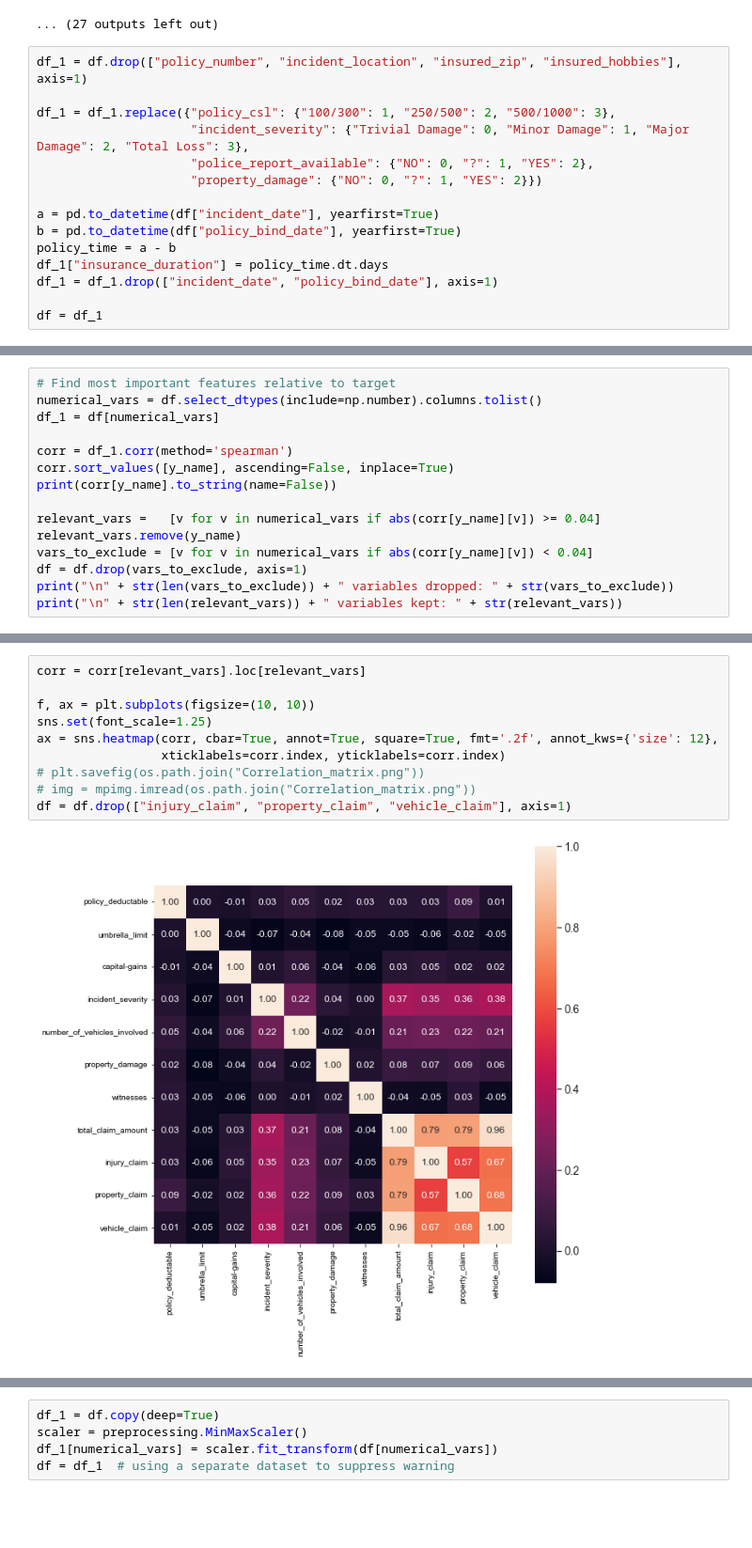
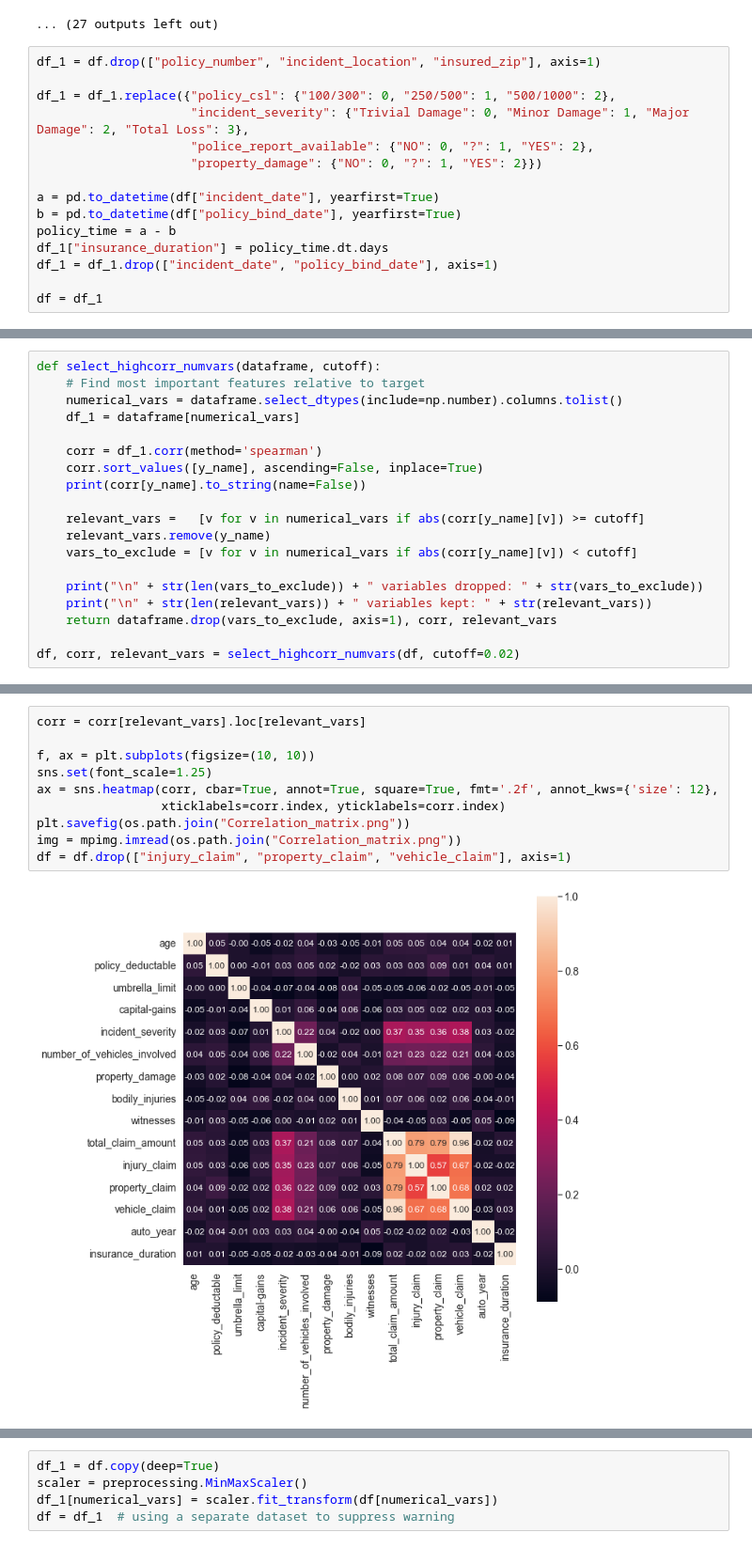
Before and after one commit to AndreaLK3/ClaimsChallenge, a Jupyter notebook: DataScientist_code-challenge.ipynb, the cells around one changed output, grey strips where cells are left out. Shown at 94% size. Drawn from its saved outputs; the diff is of its cells as text; blank space fills up the shorter version.

Commit message:
=Streamlining variable preprocessing

```diff
--- a/DataScientist_code-challenge.ipynb
+++ b/DataScientist_code-challenge.ipynb
@@ -204,9 +198,9 @@ for c in df.columns:
 | PhD | 87 |
 ... (27 outputs left out)
 # %%
-df_1 = df.drop(["policy_number", "incident_location", "insured_zip", "insured_hobbies"], axis=1)
+df_1 = df.drop(["policy_number", "incident_location", "insured_zip"], axis=1)
 
-df_1 = df_1.replace({"policy_csl": {"100/300": 1, "250/500": 2, "500/1000": 3},
+df_1 = df_1.replace({"policy_csl": {"100/300": 0, "250/500": 1, "500/1000": 2},
                      "incident_severity": {"Trivial Damage": 0, "Minor Damage": 1, "Major Damage": 2, "Total Loss": 3},
                      "police_report_available": {"NO": 0, "?": 1, "YES": 2},
                      "property_damage": {"NO": 0, "?": 1, "YES": 2}})
@@ -226,18 +227,22 @@ If the correlation has a very low absolute value (here, |corr|<0.04), we elimina
 # %%
-# Find most important features relative to target
-numerical_vars = df.select_dtypes(include=np.number).columns.tolist()
-df_1 = df[numerical_vars]
+def select_highcorr_numvars(dataframe, cutoff):
+    # Find most important features relative to target
+    numerical_vars = dataframe.select_dtypes(include=np.number).columns.tolist()
+    df_1 = dataframe[numerical_vars]
 
-corr = df_1.corr(method='spearman')
-corr.sort_values([y_name], ascending=False, inplace=True)
-print(corr[y_name].to_string(name=False))
+    corr = df_1.corr(method='spearman')
+    corr.sort_values([y_name], ascending=False, inplace=True)
+    print(corr[y_name].to_string(name=False))
 
-relevant_vars =   [v for v in numerical_vars if abs(corr[y_name][v]) >= 0.04]
-relevant_vars.remove(y_name)
-vars_to_exclude = [v for v in numerical_vars if abs(corr[y_name][v]) < 0.04]
-df = df.drop(vars_to_exclude, axis=1)
-print("\n" + str(len(vars_to_exclude)) + " variables dropped: " + str(vars_to_exclude))
-print("\n" + str(len(relevant_vars)) + " variables kept: " + str(relevant_vars))
+    relevant_vars =   [v for v in numerical_vars if abs(corr[y_name][v]) >= cutoff]
+    relevant_vars.remove(y_name)
+    vars_to_exclude = [v for v in numerical_vars if abs(corr[y_name][v]) < cutoff]
+
+    print("\n" + str(len(vars_to_exclude)) + " variables dropped: " + str(vars_to_exclude))
+    print("\n" + str(len(relevant_vars)) + " variables kept: " + str(relevant_vars))
+    return dataframe.drop(vars_to_exclude, axis=1), corr, relevant_vars
+
+df, corr, relevant_vars = select_highcorr_numvars(df, cutoff=0.02)
 # %% [output]
 fraud_reported                 1.000000
 vehicle_claim                  0.142668
@@ -266,12 +273,12 @@ Representing correlation values in the heatmap below, we find that `injury_claim
 # %%
 corr = corr[relevant_vars].loc[relevant_vars]
 
 f, ax = plt.subplots(figsize=(10, 10))
 sns.set(font_scale=1.25)
 ax = sns.heatmap(corr, cbar=True, annot=True, square=True, fmt='.2f', annot_kws={'size': 12},
                  xticklabels=corr.index, yticklabels=corr.index)
-# plt.savefig(os.path.join("Correlation_matrix.png"))
-# img = mpimg.imread(os.path.join("Correlation_matrix.png"))
+plt.savefig(os.path.join("Correlation_matrix.png"))
+img = mpimg.imread(os.path.join("Correlation_matrix.png"))
 df = df.drop(["injury_claim", "property_claim", "vehicle_claim"], axis=1)
 # %% [output]
-[figure, old version]
+[figure, new version]
```
Also changed, not shown: parts of 22 cells of this notebook, 1 other file.
